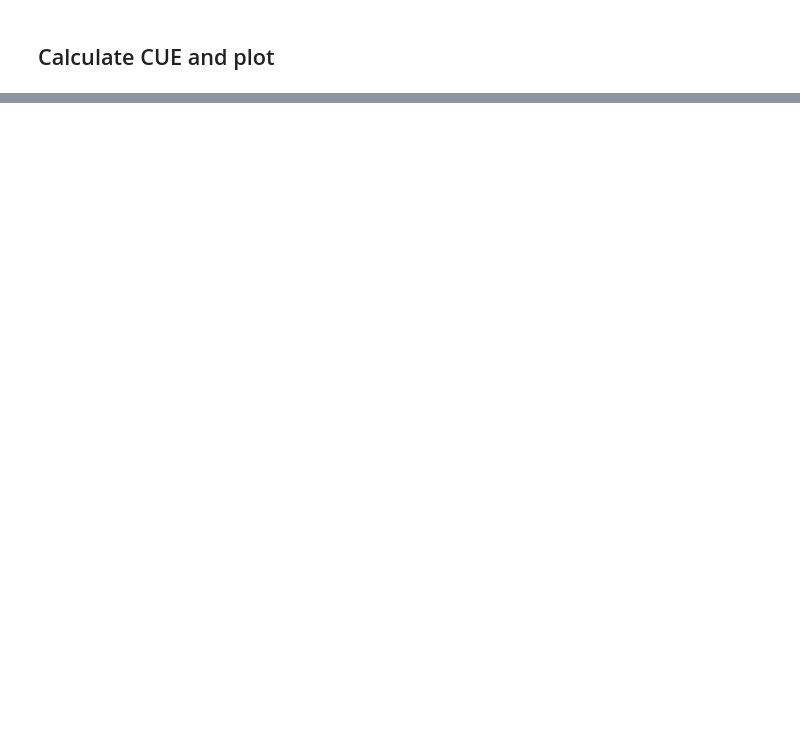
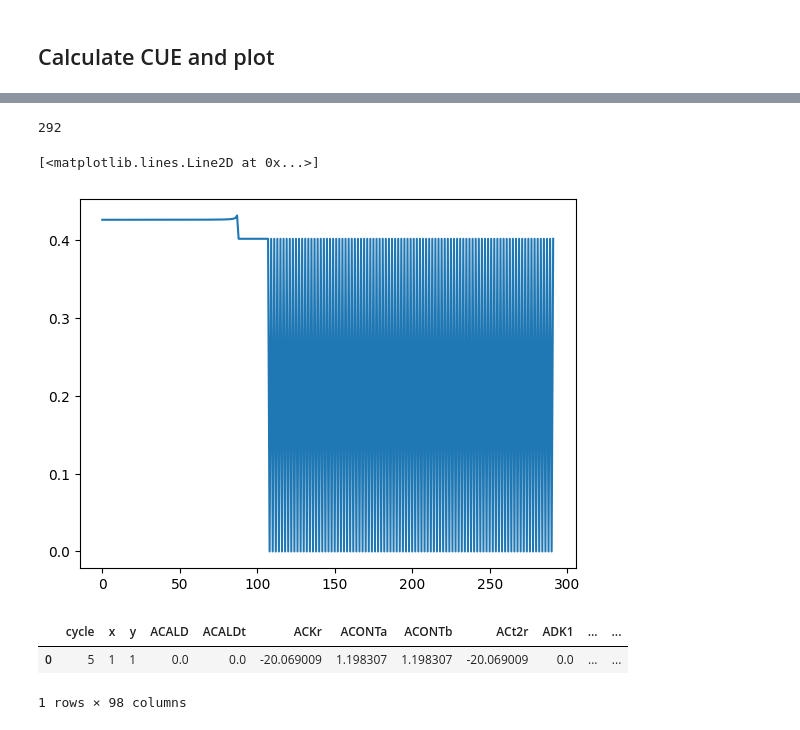
Before and after one commit to C-CoMP-STC/mit1002-cue-simulations, a Jupyter notebook: COMETS_CUE.ipynb, the cells around one changed output, grey strips where cells are left out. Saved outputs shown, nothing was run; the diff lists cells and outputs as text; code cells hidden in the pictures; blank space fills up the shorter version.

```diff
--- a/COMETS_CUE.ipynb
+++ b/COMETS_CUE.ipynb
@@ -124,0 +111,4 @@ experiment.fluxes_by_species['e_coli_core']
+# %%
+# Get the exchange reactions for the E coli core model
+c_ex_rxns = utils.atomExchangeMetabolite(e_coli_cobra)
+c_ex_rxns
@@ -124,0 +131,17 @@ experiment.fluxes_by_species['e_coli_core']
+# %%
+# Get the fluxes for each exchange reaction for each cycle of the experiment
+fluxes = experiment.fluxes_by_species['e_coli_core'].copy()
+# Create an empty array to hold the CUE for each cycle
+cue_list = []
+# Loop through each cycle and calculate the CUE from the exchange fluxes
+for index, row in fluxes.iterrows():
+    # Get the exchange fluxes for the current cycle
+    c_ex_fluxes = [float(row[r]) * -c for r, c in c_ex_rxns.items()]
+    # Calculate the CUE for the current cycle and add it to the cue array
+    uptake = sum([flux for flux in c_ex_fluxes if flux > 0])
+    release = sum([flux for flux in c_ex_fluxes if flux < 0])
+    if uptake == 0:
+        cue_list.append(0)
+    else:
+        cue = 1 + release/uptake
+    cue_list.append(cue)
@@ -124,0 +168,13 @@ experiment.fluxes_by_species['e_coli_core']
+# %%
+len(cue_list)
+# %% [output]
+292
+# %%
+# Plot the CUE for each cycle
+fig, ax = plt.subplots()
+ax.plot(cue_list)
+# Fix so x axis is labeled by cycle
+ax.set_xlabel("Cycle")
+# %% [output]
+[<matplotlib.lines.Line2D at 0x...>]
+[figure, added]
@@ -124,0 +183,6 @@ experiment.fluxes_by_species['e_coli_core']
+# %%
+row
+# %% [output]
+|  | cycle | x | y | ACALD | ACALDt | ACKr | ACONTa | ACONTb | ACt2r | ADK1 | ... | ... |
+| 0 | 5 | 1 | 1 | 0.0 | 0.0 | -20.069009 | 1.198307 | 1.198307 | -20.069009 | 0.0 | ... | ... |
+1 rows × 98 columns
```
Also changed, not shown: parts of 22 cells of this notebook.
